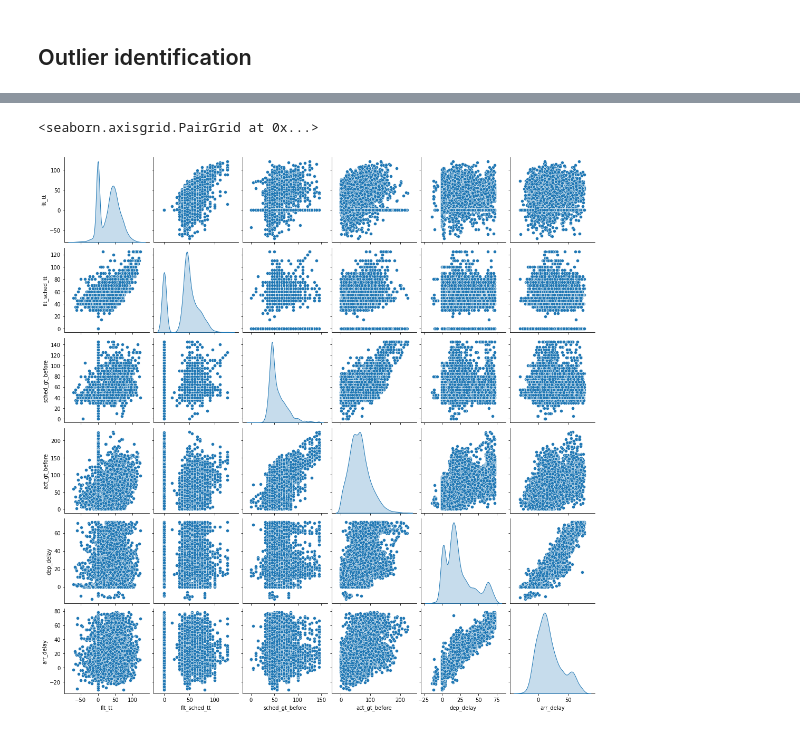
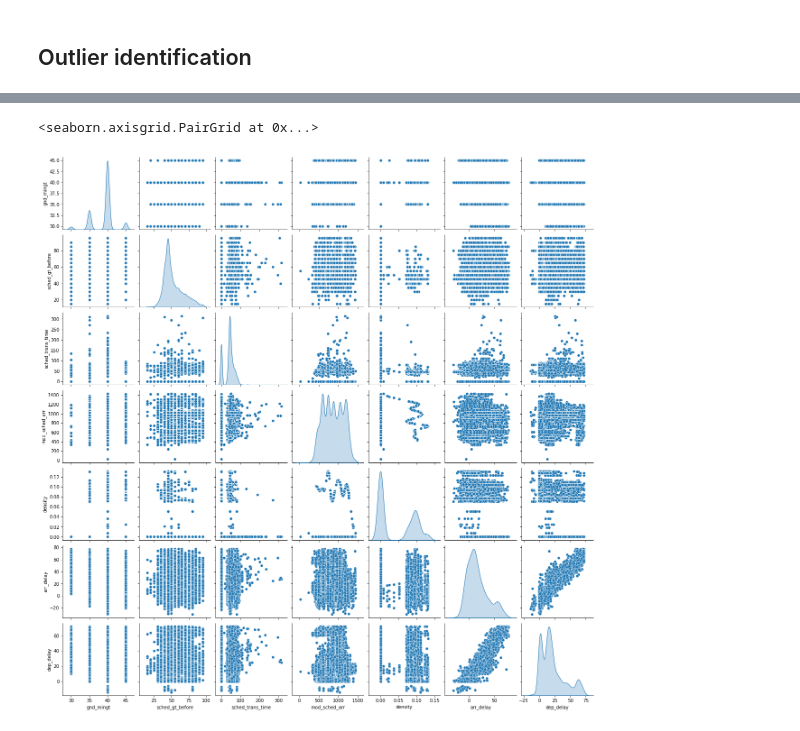
Before and after one commit to HinNerd/Flight_Prediction, a Jupyter notebook: notebooks/4_final_cleanup.ipynb, the cells around one changed output, grey strips where cells are left out. Saved outputs shown, nothing was run; the diff lists cells and outputs as text; code cells hidden in the pictures.

```diff
--- a/notebooks/4_final_cleanup.ipynb
+++ b/notebooks/4_final_cleanup.ipynb
@@ -39,7 +75,10 @@ def find_outliers(df, col):
     return ls
 
 outlier_idx = []
-for col in df.columns:
+
+columns = df[['arr_delay', 'sched_gt_before', 'dep_delay']]
+
+for col in columns:
     if df[col].dtype in ['int64', 'float64']:
         outlier_idx.extend(find_outliers(df, col))
 # %%
@@ -58,0 +98,4 @@ print(df_cleaned.shape)
+# %%
+print(df_cleaned.shape)
+df_cleaned = df_cleaned[df_cleaned['sched_gt_before']>0]
+print(df_cleaned.shape)
@@ -171,3 +159,0 @@ df_cleaned[(df_cleaned['sched_gt_before'] < 0)].shape
-# %%
-# Delete cases with scheduled negative groundtime
-df_cleaned = df_cleaned[(df_cleaned['sched_gt_before'] >= 0)]
@@ -194,3 +159,0 @@ df_cleaned[(df_cleaned['act_gt_before'] < 0)].shape
-# %%
-# Delete cases with actual negative groundtime
-df_cleaned = df_cleaned[(df_cleaned['act_gt_before'] >= 0)]
@@ -231,10 +160,10 @@ Name: arr_delay, dtype: float64
 # %%
 # Pairplot of all numerical values including dependent variable
-data = df_cleaned[['flt_tt', 'flt_sched_tt', 'sched_gt_before', 'act_gt_before', 'dep_delay',  'arr_delay']]
+data = df_cleaned[['gnd_mingt', 'sched_gt_before', 'sched_trans_time', 'mod_sched_arr', 'density',  'arr_delay', 'dep_delay']]
 sns.pairplot(df_cleaned, vars=data, diag_kind='kde')
 # %% [output]
 <seaborn.axisgrid.PairGrid at 0x...>
-[figure, old version]
+[figure, new version]
 # %%
 corr = data.corr()
 f, ax = plt.subplots(figsize=(11, 9))
```
Also changed, not shown: parts of 33 cells of this notebook, 6 other files.
